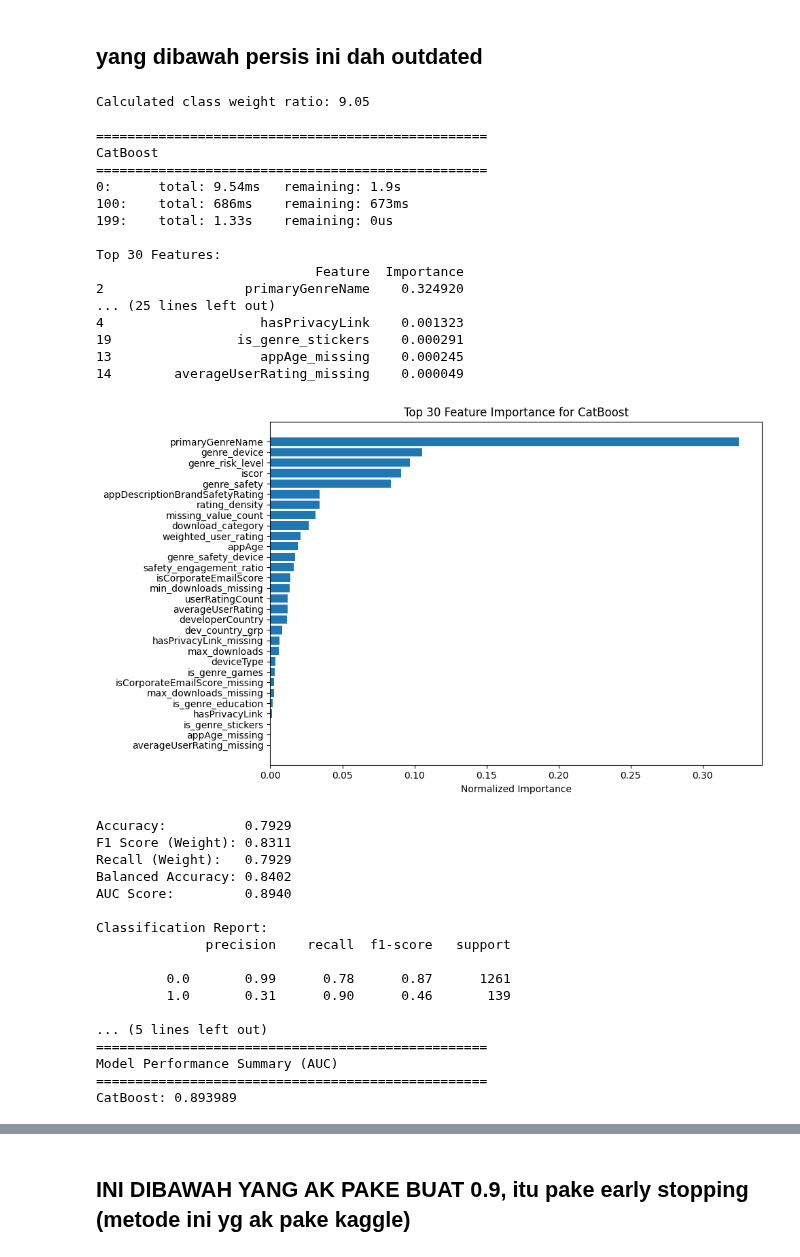
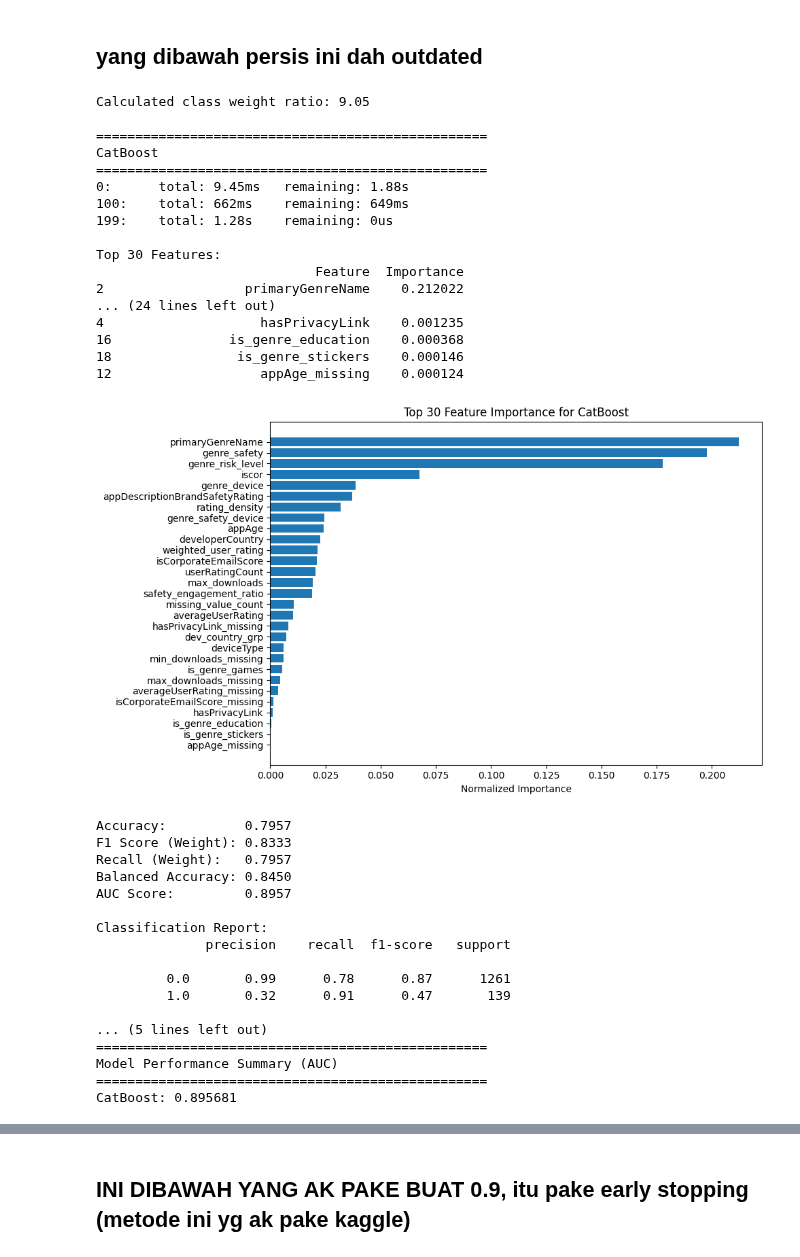
Before and after one commit to Reasondro/FindIT, a Jupyter notebook: Find_IT_Ale_New.ipynb, the cells around one changed output, grey strips where cells are left out. Saved outputs shown, nothing was run; the diff lists cells and outputs as text; code cells hidden in the pictures.

```diff
--- a/Find_IT_Ale_New.ipynb
+++ b/Find_IT_Ale_New.ipynb
@@ -1177,7 +1177,7 @@ class FeatureCleaner(BaseEstimator, TransformerMixin):
             else:
                 return '>100K'
 
-        result_df['download_category'] = result_df['min_downloads'].apply(categorize_downloads)
+        # result_df['download_category'] = result_df['min_downloads'].apply(categorize_downloads)
         result_df = result_df.drop(columns=['downloads'])
         self.download_cols_ = ['min_downloads', 'max_downloads', 'avg_downloads']
         return result_df
@@ -1962,7 +1962,7 @@ cat_features = [
     'deviceType',
     'hasPrivacyLink',
     'appDescriptionBrandSafetyRating',
-    'download_category',
+    # 'download_category',
     'iscor',
     'genre_device',
     'genre_safety',
@@ -2085,60 +2085,60 @@ models = {
         l2_leaf_reg=9, ##? better ish
         loss_function='Logloss',
         eval_metric='AUC',
         random_seed=42,
         class_weights=[1, class_weight_ratio],
         verbose=0
     )
 }
 
 # Evaluate all models
 results = {}
 for name, model in models.items():
     trained_model, auc_score = evaluate_model(model, X_train, y_train, X_val, y_val, name)
     results[name] = {'model': trained_model, 'auc': auc_score}
 
 # Display results summary
 print("\n" + "="*50)
 print("Model Performance Summary (AUC)")
 print("="*50)
 for name, result in sorted(results.items(), key=lambda x: x[1]['auc'], reverse=True):
     print(f"{name}: {result['auc']:.6f}")
 # %% [output]
 Calculated class weight ratio: 9.05
 
 ==================================================
 CatBoost
 ==================================================
-0:      total: 9.54ms   remaining: 1.9s
-100:    total: 686ms    remaining: 673ms
-199:    total: 1.33s    remaining: 0us
+0:      total: 9.45ms   remaining: 1.88s
+100:    total: 662ms    remaining: 649ms
+199:    total: 1.28s    remaining: 0us
 
 Top 30 Features:
                             Feature  Importance
-2                  primaryGenreName    0.324920
-... (25 lines left out)
-4                    hasPrivacyLink    0.001323
-19                is_genre_stickers    0.000291
-13                   appAge_missing    0.000245
-14        averageUserRating_missing    0.000049
+2                  primaryGenreName    0.212022
+... (24 lines left out)
+4                    hasPrivacyLink    0.001235
+16               is_genre_education    0.000368
+18                is_genre_stickers    0.000146
+12                   appAge_missing    0.000124
-[figure, old version]
+[figure, new version]
-Accuracy:          0.7929
-F1 Score (Weight): 0.8311
-Recall (Weight):   0.7929
-Balanced Accuracy: 0.8402
-AUC Score:         0.8940
+Accuracy:          0.7957
+F1 Score (Weight): 0.8333
+Recall (Weight):   0.7957
+Balanced Accuracy: 0.8450
+AUC Score:         0.8957
 
 Classification Report:
               precision    recall  f1-score   support
 
          0.0       0.99      0.78      0.87      1261
-         1.0       0.31      0.90      0.46       139
+         1.0       0.32      0.91      0.47       139
 
 ... (5 lines left out)
 ==================================================
 Model Performance Summary (AUC)
 ==================================================
-CatBoost: 0.893989
+CatBoost: 0.895681
 # %%
 X_train.dtypes
 # %% [output]
```
Also changed, not shown: parts of 9 cells of this notebook.
